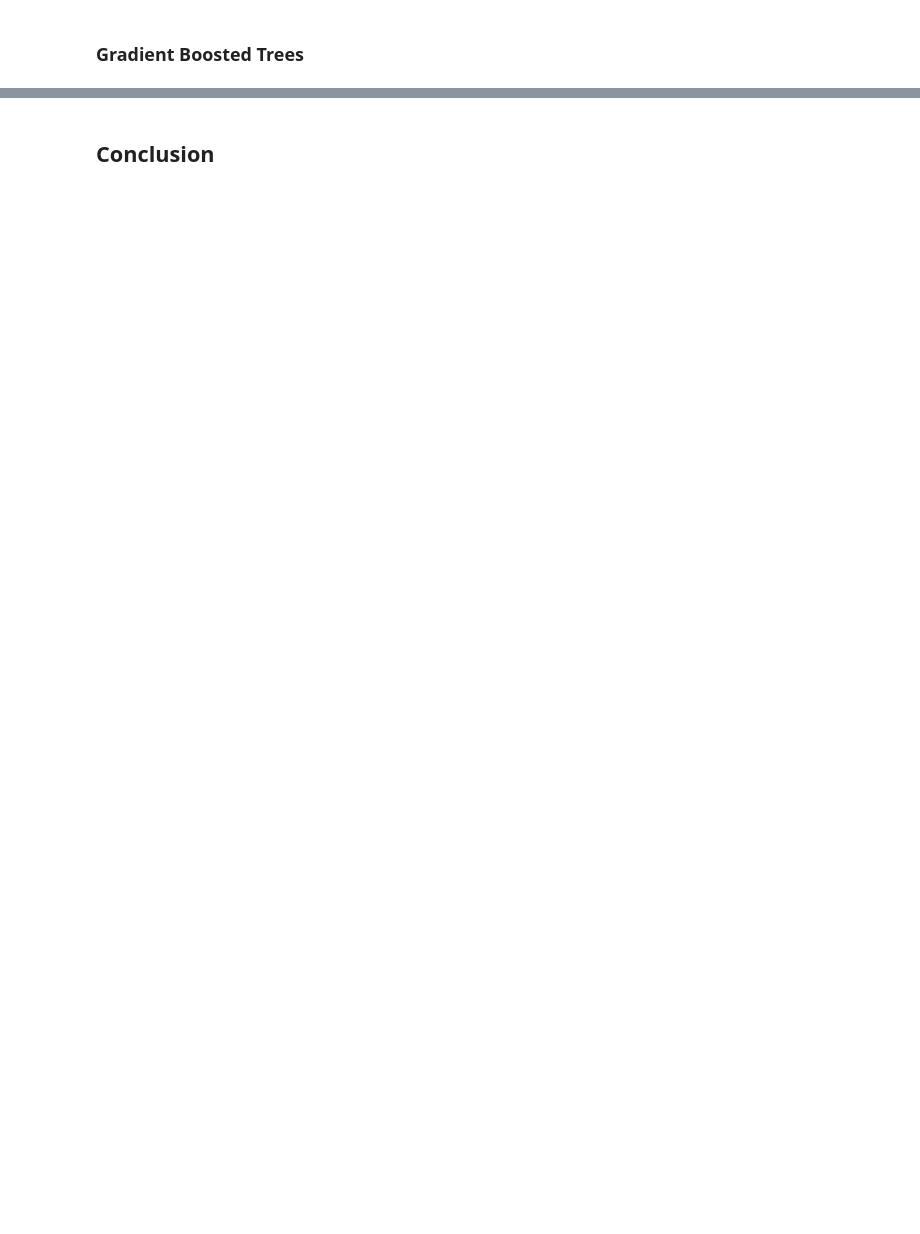
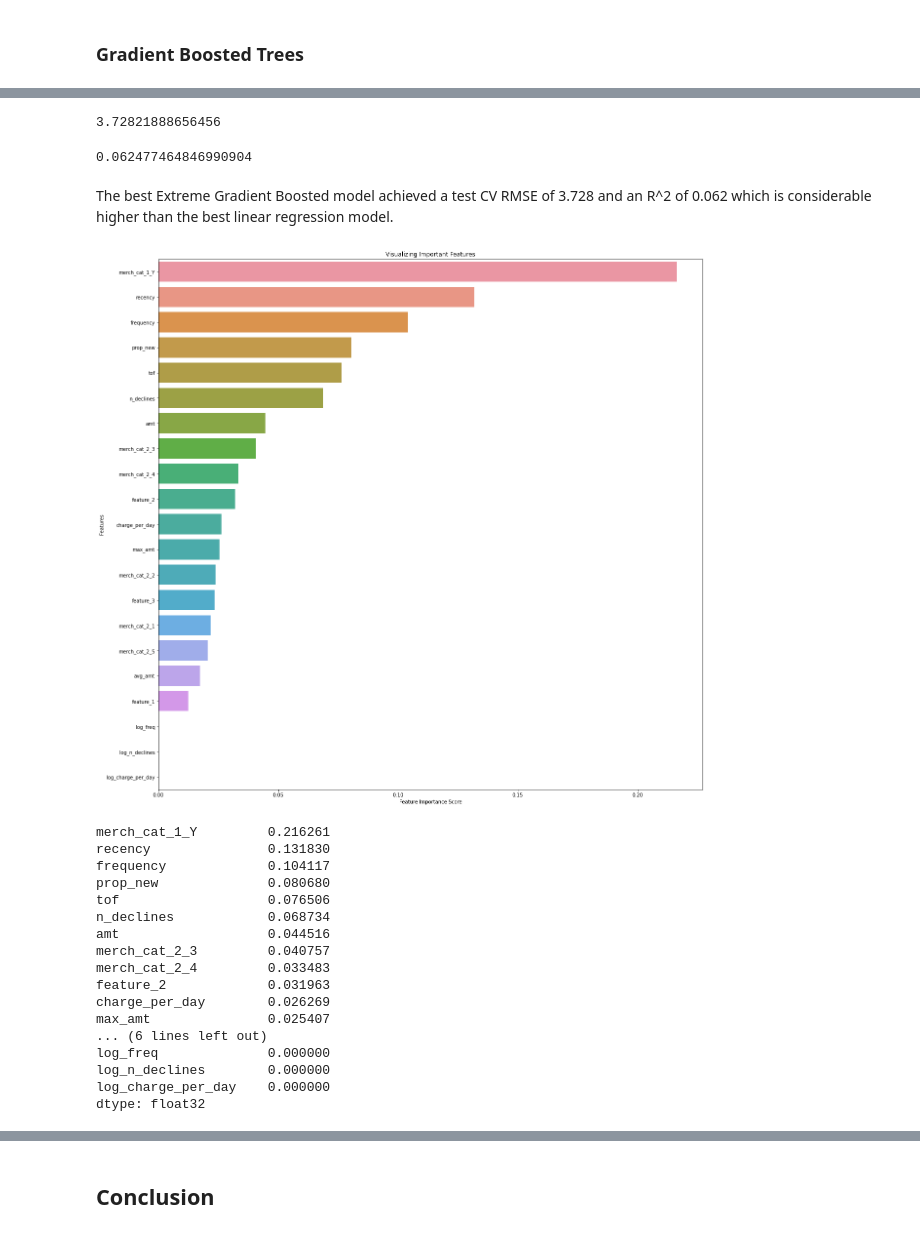
Before and after one commit to sabarishchockalingam2017/elo_loyalty_prediction, a Jupyter notebook: Elo Loyalty Prediction.ipynb, the cells around one changed output, grey strips where cells are left out. Saved outputs shown, nothing was run; the diff lists cells and outputs as text; code cells hidden in the pictures; blank space fills up the shorter version.

```diff
--- a/Elo Loyalty Prediction.ipynb
+++ b/Elo Loyalty Prediction.ipynb
@@ -192,0 +332,25 @@ y_new_train = new_train['target']
+# %%
+# Creating a parameter grid based on the results of random search
+# this steps further hones in the best parameters observed from the random search
+param_grid = {
+    'max_depth': [3,4],
+    'n_estimators':[50,100,150],
+    'learning_rate':[0.05,0.1],
+    'min_child_weight':[1],
+    'gamma':[0.1],
+    'subsample':[1],
+    'colsample_bytree':[1],
+    'lambda':[2,3]}
+
+# Create a base model
+xgreg2 = XGBRegressor(objective='reg:squarederror',
+                      seed=42)
+
+# Instantiate the grid search model, 3 fold cross-validation on all 12 combinations from parameter grid
+grid_search = GridSearchCV(estimator = xgbreg,
+                           param_grid = param_grid,
+                          cv = 3, n_jobs = 4, verbose = 10,
+                          scoring=['neg_root_mean_squared_error','r2'], # scoring sets all performance metrics to be calculated
+                          refit='neg_root_mean_squared_error') # refit sets metric to use when deciding best model
+
+grid_search.fit(s_X_new_train, y_new_train)
@@ -192,0 +389,49 @@ y_new_train = new_train['target']
+# %%
+abs(grid_search.best_score_)
+# %% [output]
+3.72821888656456
+# %%
+xgbcvres = pd.DataFrame(grid_search.cv_results_)
+xgbcvres.sort_values(by='mean_test_neg_root_mean_squared_error',ascending=False).iloc[0,:]['mean_test_r2']
+# %% [output]
+0.062477464846990904
+# %% [markdown]
+The best Extreme Gradient Boosted model achieved a test CV RMSE of 3.728 and an R^2 of 0.062 which is considerable higher than the best linear regression model.
+# %%
+def plot_featimp(model_obj, feat_names, lim=None):
+    ''' function to plot feature importance from tree models and returns feature important series'''
+    if lim==None:
+        lim=len(feat_names)
+
+    feature_imp = pd.Series(model_obj.feature_importances_,index=feat_names)\
+    .sort_values(ascending=False)[0:lim]
+
+    plt.figure(figsize=(20,20))
+    sns.barplot(x=feature_imp, y=feature_imp.index)
+    plt.xlabel('Feature Importance Score')
+    plt.ylabel('Features')
+    plt.title('Visualizing Important Features')
+    plt.show()
+
+    return feature_imp
+# %%
+plot_featimp(grid_search.best_estimator_, s_X_new_train.columns)
+# %% [output]
+[figure, added]
+merch_cat_1_Y         0.216261
+recency               0.131830
+frequency             0.104117
+prop_new              0.080680
+tof                   0.076506
+n_declines            0.068734
+amt                   0.044516
+merch_cat_2_3         0.040757
+merch_cat_2_4         0.033483
+feature_2             0.031963
+charge_per_day        0.026269
+max_amt               0.025407
+... (6 lines left out)
+log_freq              0.000000
+log_n_declines        0.000000
+log_charge_per_day    0.000000
+dtype: float32
```
Also changed, not shown: parts of 28 cells of this notebook.
